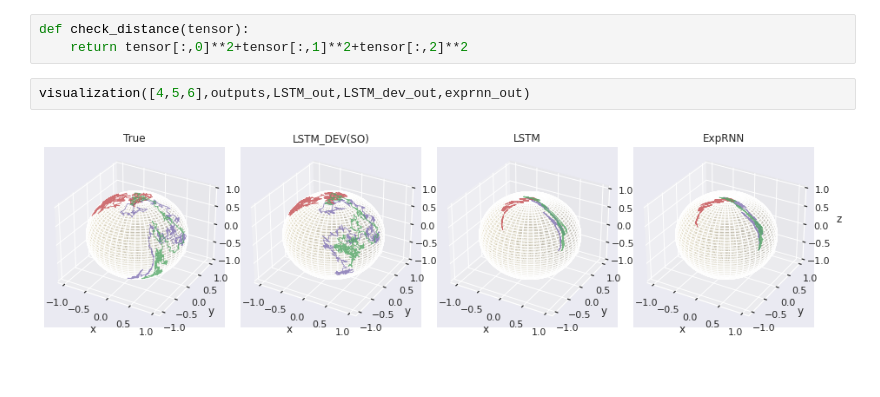
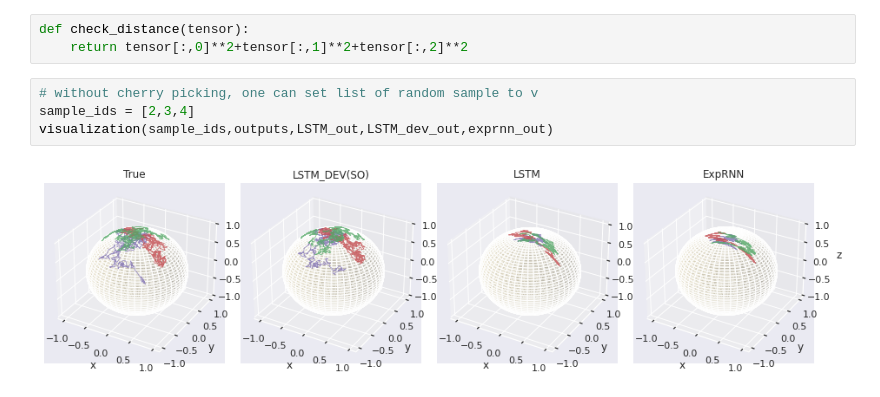
Before and after one commit to PDevNet/DevNet, a Jupyter notebook: BM_2Sphere/notebooks/2sphere.ipynb, the cells around one changed output. Drawn from its saved outputs; the diff is of its cells as text.

```diff
--- a/BM_2Sphere/notebooks/2sphere.ipynb
+++ b/BM_2Sphere/notebooks/2sphere.ipynb
@@ -165,7 +165,9 @@ def visualization(sample_id,outputs,LSTM_out,LSTM_dev_out,exprnn_out):
 # %%
 def check_distance(tensor):
     return tensor[:,0]**2+tensor[:,1]**2+tensor[:,2]**2
-# %%
-visualization([4,5,6],outputs,LSTM_out,LSTM_dev_out,exprnn_out)
-# %% [output]
-[figure, removed]
+# %%
+# without cherry picking, one can set list of random sample to v
+sample_ids = [2,3,4]
+visualization(sample_ids,outputs,LSTM_out,LSTM_dev_out,exprnn_out)
+# %% [output]
+[figure, added]
```
